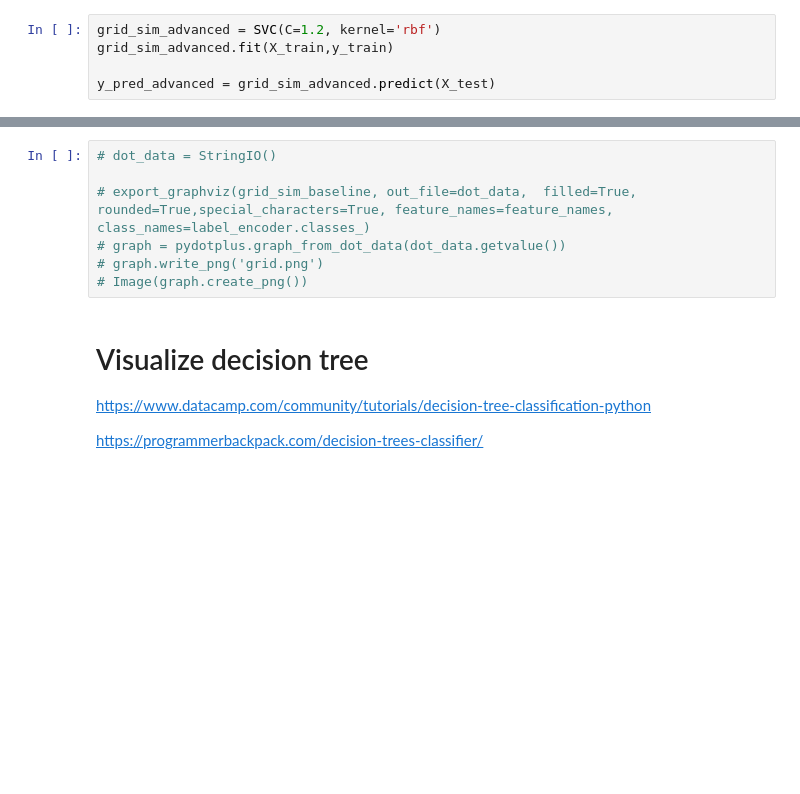
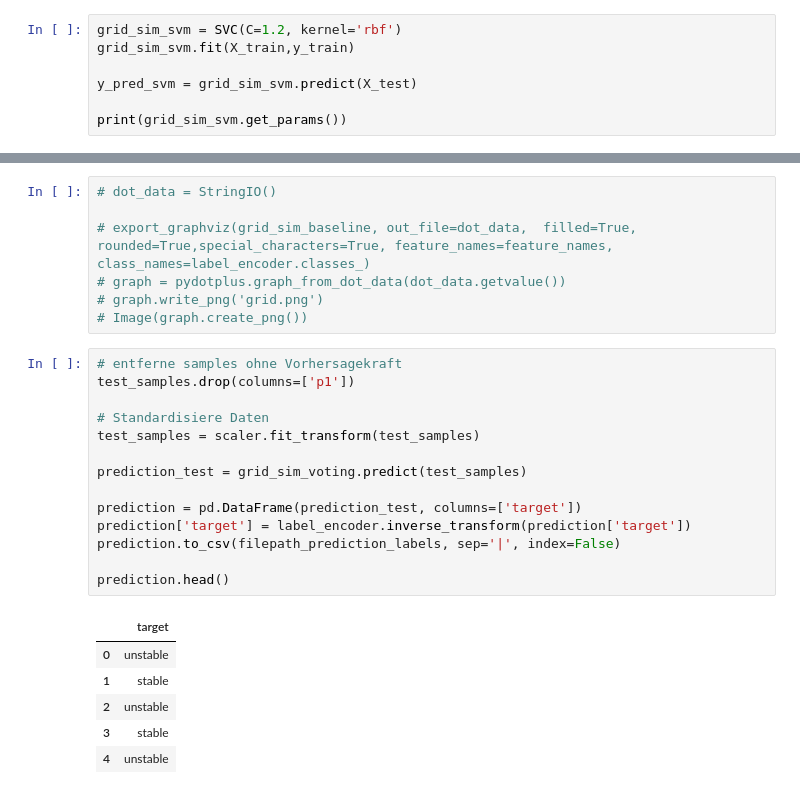
Before and after one commit to KarelZe/grid-stability-sim, a Jupyter notebook: BILZ_MARKUS_solution.ipynb, the cells around one changed output, grey strips where cells are left out. Drawn from its saved outputs; the diff is of its cells as text; blank space fills up the shorter version.

```diff
--- a/BILZ_MARKUS_solution.ipynb
+++ b/BILZ_MARKUS_solution.ipynb
@@ -218,7 +219,9 @@ y_pred_base = grid_sim_baseline.predict(X_test)
 # %% [markdown]
 ### Advanced Model - Support Vector Machine
 # %%
-grid_sim_advanced = SVC(C=1.2, kernel='rbf')
-grid_sim_advanced.fit(X_train,y_train)
+grid_sim_svm = SVC(C=1.2, kernel='rbf')
+grid_sim_svm.fit(X_train,y_train)
 
-y_pred_advanced = grid_sim_advanced.predict(X_test)
+y_pred_svm = grid_sim_svm.predict(X_test)
+
+print(grid_sim_svm.get_params())
@@ -322,9 +396,24 @@ Matthews Corrcoeff 0.8533444775762509
 # graph = pydotplus.graph_from_dot_data(dot_data.getvalue())
 # graph.write_png('grid.png')
 # Image(graph.create_png())
-# %% [markdown]
-# Visualize decision tree
-
-https://www.datacamp.com/community/tutorials/decision-tree-classification-python
-
-https://programmerbackpack.com/decision-trees-classifier/
+# %%
+# entferne samples ohne Vorhersagekraft
+test_samples.drop(columns=['p1'])
+
+# Standardisiere Daten
+test_samples = scaler.fit_transform(test_samples)
+
+prediction_test = grid_sim_voting.predict(test_samples)
+
+prediction = pd.DataFrame(prediction_test, columns=['target'])
+prediction['target'] = label_encoder.inverse_transform(prediction['target'])
+prediction.to_csv(filepath_prediction_labels, sep='|', index=False)
+
+prediction.head()
+# %% [output]
+|  | target |
+| 0 | unstable |
+| 1 | stable |
+| 2 | unstable |
+| 3 | stable |
+| 4 | unstable |
```
Also changed, not shown: parts of 15 cells of this notebook, 1 other file.
